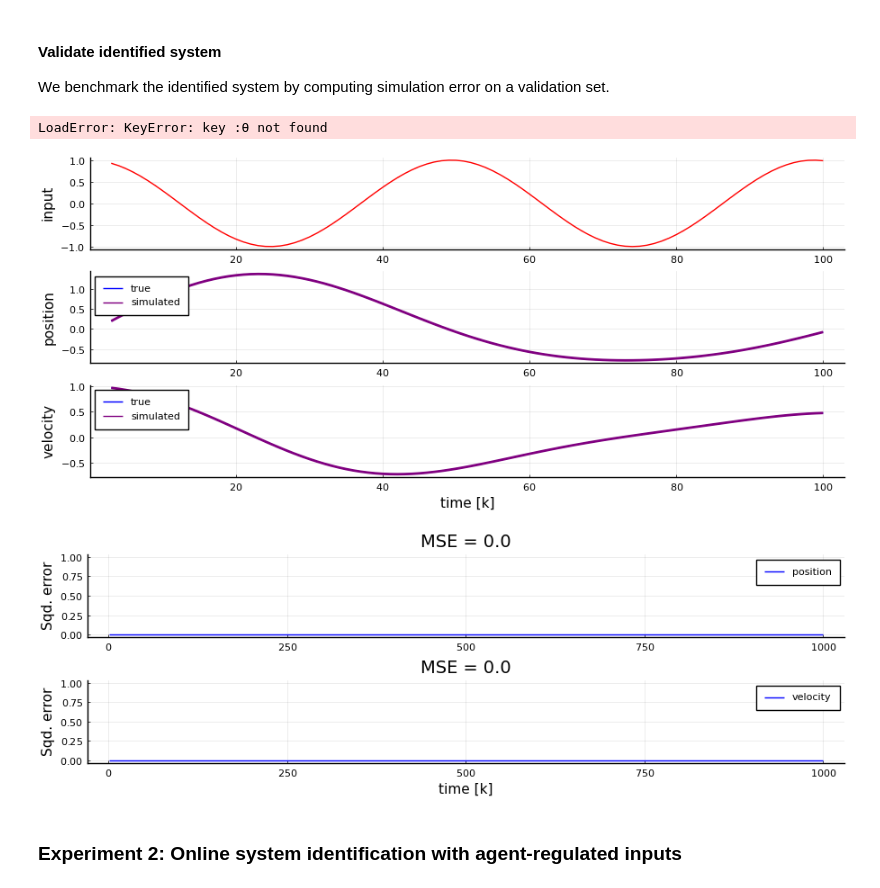
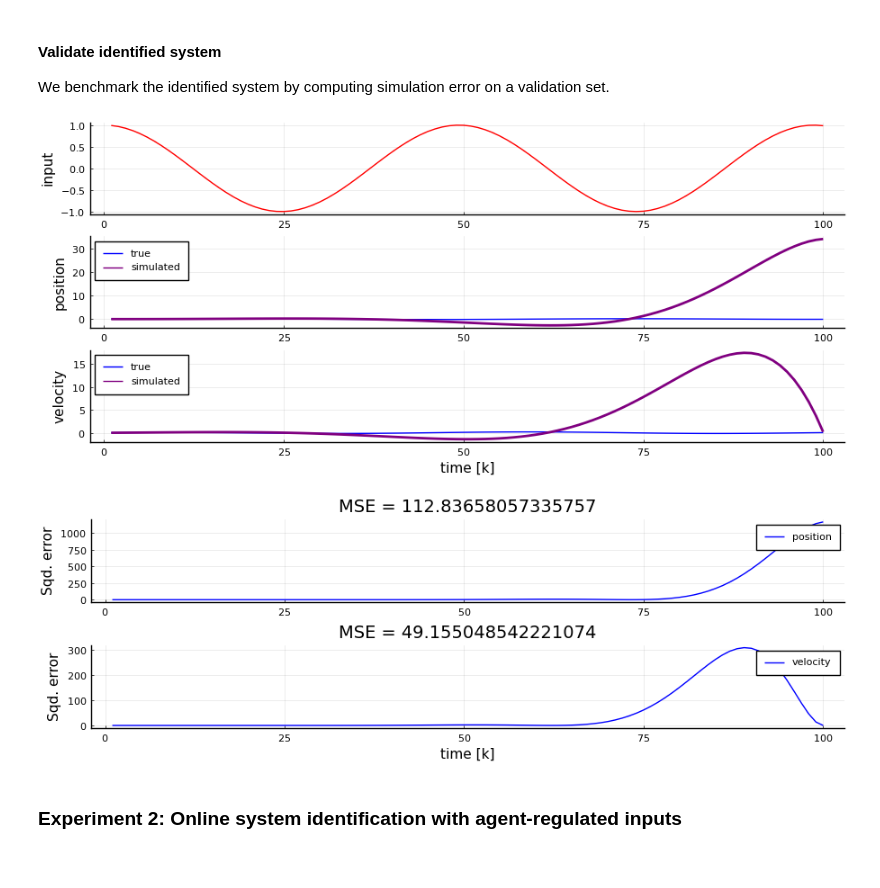
Before and after one commit to wmkouw/actinf-oscillator, a Jupyter notebook: demo_ActInf-GFX-oscillator.ipynb, the cells around one changed output. Drawn from its saved outputs; the diff is of its cells as text; code cells hidden in the pictures.

```diff
--- a/demo_ActInf-GFX-oscillator.ipynb
+++ b/demo_ActInf-GFX-oscillator.ipynb
@@ -400,7 +396,7 @@ plot!(2:T, est_noises[1][2:T], ribbon=[sqrt.(est_noises[2][2:T]), sqrt.(est_nois
 We benchmark the identified system by computing simulation error on a validation set.
 # %%
 # Time horizon
-T_val = 1000
+T_val = 100
 
 # Input signal
 input_val = cos.(Δt .*(1:T_val).* 4/π);
@@ -414,11 +410,11 @@ preds = (zeros(T_val,2), zeros(T_val,2,2))
 
 # Initial states
 states_val[1,1] = 0.0
-states_val[1,2] = 1.0
+states_val[1,2] = 0.0
 
 # Initial predictions
 preds[1][1,:] = states_val[1,:]
-preds[2][1,:,:] = I(2)
+preds[2][1,:,:] = 0.1*I(2)
 
 # Convenience variables
 EA = (S + s*mn(marginals[:θ])')
@@ -434,28 +430,26 @@ EB = s*mn(marginals[:η])
     preds[2][k,:,:] = EA*preds[2][k-1,:,:]*EA' + inv(mn(marginals[:τ]))*noisecov(Δt, dims=2)
 
 end
-# %% [output]
-LoadError: KeyError: key :θ not found
 # %%
-zoom = 3:min(100,T_val)
-# zoom = 1:T_val
+# zoom = 3:min(100,T_val)
+zoom = 1:T_val
 
 # Input
 p301 = plot(zoom, input_val[zoom], ylabel="input", label="", color="red")
 
 # Simulated position
 p302 = plot(zoom, states_val[zoom,1], ylabel="position", label="true", color="blue", size=(900,300), legend=:topleft)
 plot!(zoom, preds[1][zoom,1], label="simulated", linewidth=2, color="purple")
 # plot!(zoom, preds[1][zoom,1], ribbon=[sqrt.(preds[2][zoom,1,1]), sqrt.(preds[2][zoom,1,1])], label="", color="purple")
 
 # Simulated velocity
 p303 = plot(zoom, states_val[zoom,2], ylabel="velocity", label="true", xlabel="time [k]", color="blue", size=(900,300), legend=:topleft)
 plot!(zoom, preds[1][zoom,2], label="simulated", linewidth=2, color="purple")
 # plot!(zoom, preds[1][zoom,2], ribbon=[sqrt.(preds[2][zoom,2,2]), sqrt.(preds[2][zoom,2,2])], label="", color="purple")
 
 p300 = plot(p301,p302,p303, layout=(3,1), size=(900,400))
 # %% [output]
-[figure, old version]
+[figure, new version]
 # %%
 savefig(p300, "figures/simulations.png")
 # %%
@@ -473,7 +467,7 @@ title!("MSE = "*string(MSE_sim[2]))
 
 p500 = plot(p501, p502, layout=(2,1), size=(900,300))
 # %% [output]
-[figure, old version]
+[figure, new version]
 # %%
 savefig(p500, "figures/known-input_sim-errors.png")
 # %% [markdown]
```
Also changed, not shown: parts of 24 cells of this notebook, 4 other files.
